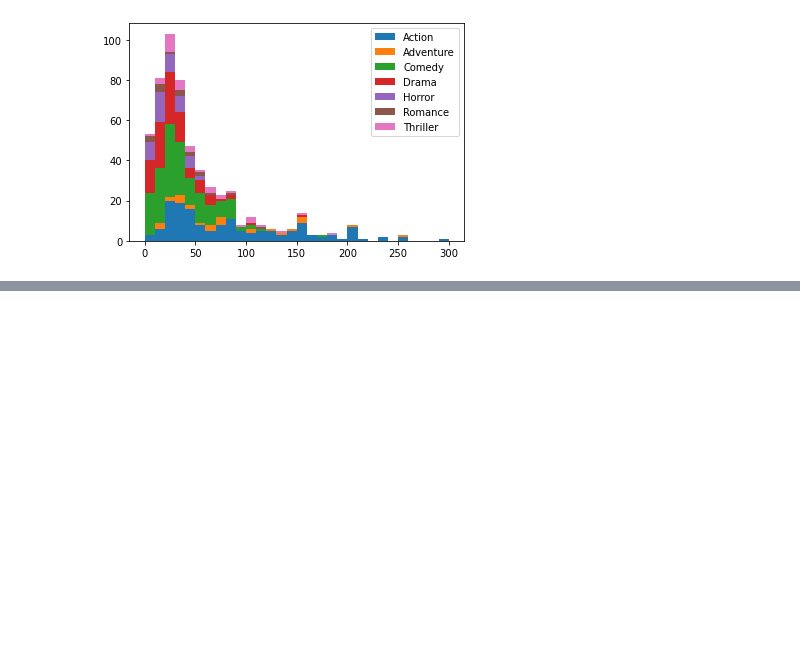
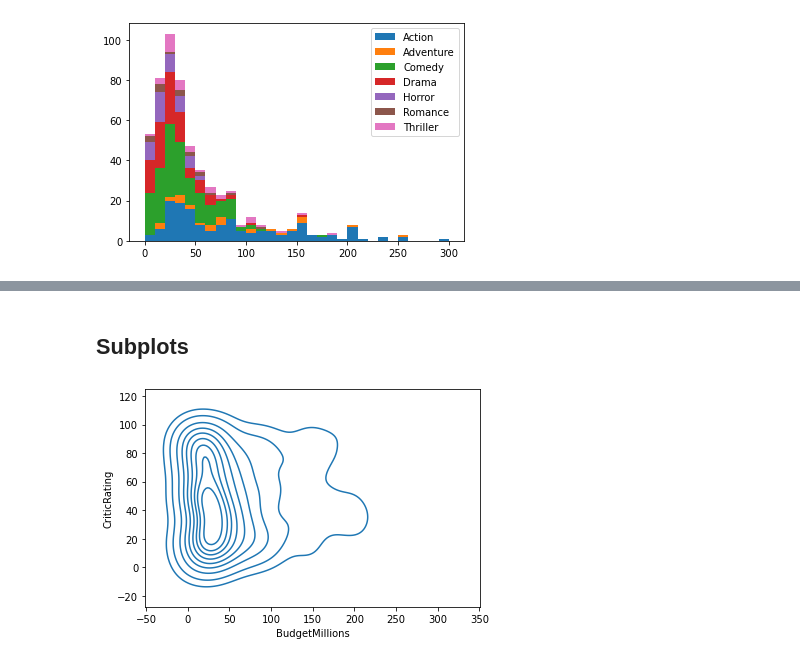
Before and after one commit to lazycoder181/JupyterNotebook, a Jupyter notebook: movie_analytics.ipynb, the cells around one changed output, grey strips where cells are left out. Cells and saved outputs as stored; diff of their text form; code cells hidden in the pictures; blank space fills up the shorter version.

```diff
--- a/movie_analytics.ipynb
+++ b/movie_analytics.ipynb
@@ -179,0 +186,6 @@ plt.show()
+# %% [markdown]
+## Subplots
+# %%
+k2 = sns.kdeplot(df_movie.BudgetMillions,df_movie.CriticRating)
+# %% [output]
+[figure, added]
```
Also changed, not shown: parts of 4 cells of this notebook.
